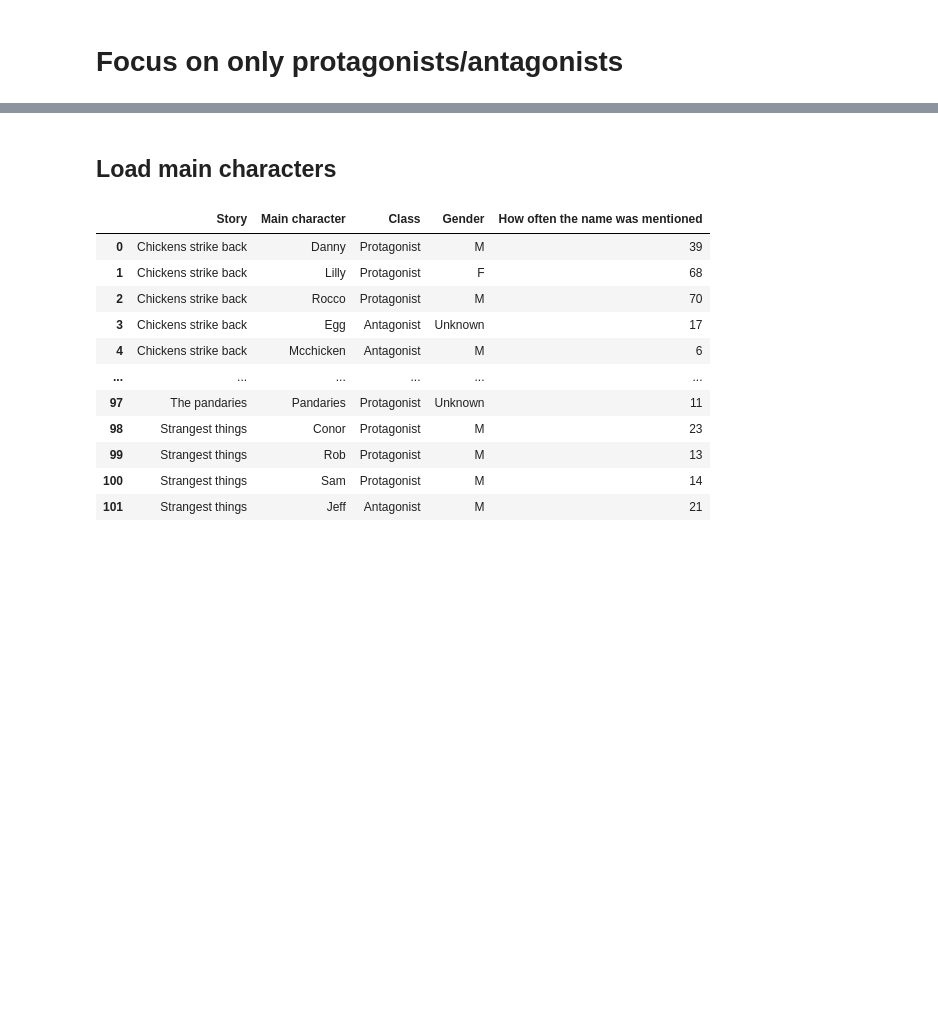
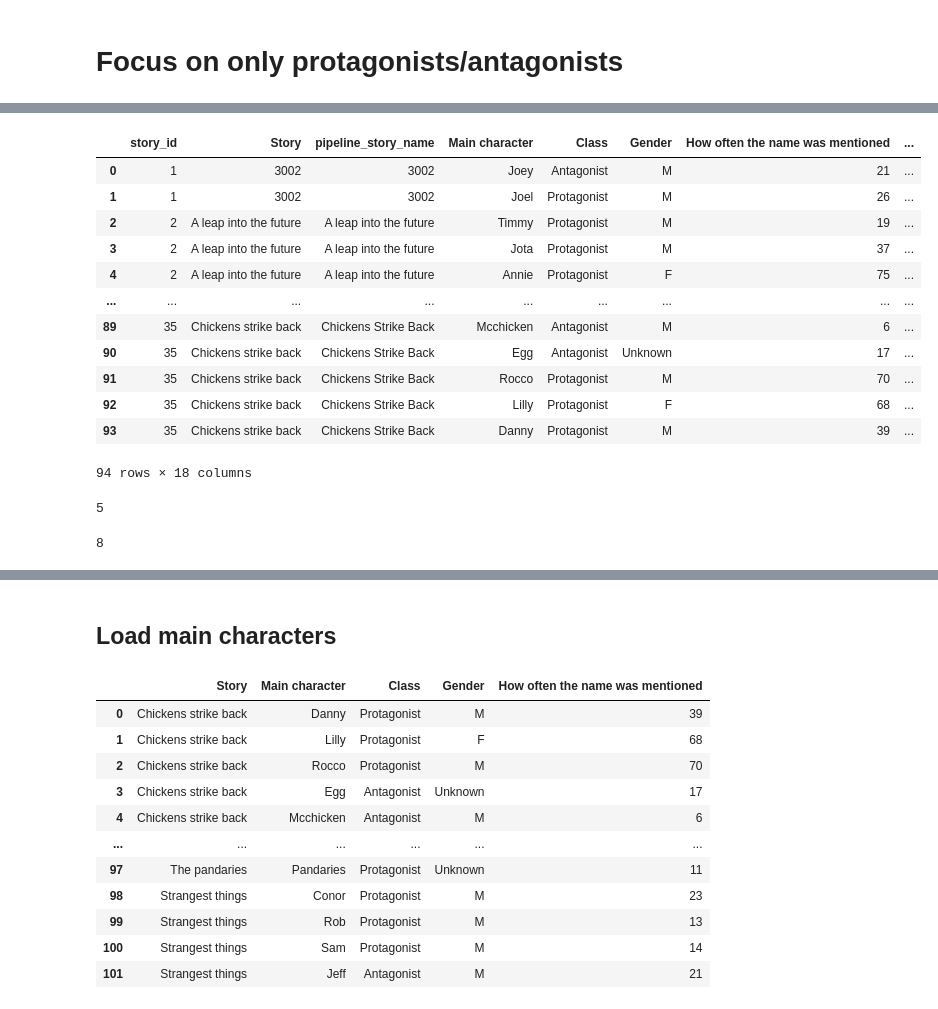
Before and after one commit to michaelmilleryoder/storyq_scripts, a Jupyter notebook: jupyter/student_scifi.ipynb, the cells around one changed output, grey strips where cells are left out. Saved outputs shown, nothing was run; the diff lists cells and outputs as text; code cells hidden in the pictures; blank space fills up the shorter version.

```diff
--- a/jupyter/student_scifi.ipynb
+++ b/jupyter/student_scifi.ipynb
@@ -2,0 +27,7 @@
+# %%
+char_transform = {}
+gps = feats.groupby('pipeline_story_name').groups
+for story_name, story_rows in gps.items():
+    story_char_transform = feats.loc[story_rows, :].set_index('Main character')['matched_characters_list'].to_dict()
+    char_transform[story_name] = story_char_transform
+char_transform
@@ -2,0 +162,29 @@
+# %%
+# Merge into existing main character features
+merged = pd.merge(feats, char_df, left_on=['story_id', 'Main character'], right_on=['story_id', 'main_character'],
+                 suffixes=('_original', '_filtered'))
+merged
+# %% [output]
+|  | story_id | Story | pipeline_story_name | Main character | Class | Gender | How often the name was mentioned | ... |
+| 0 | 1 | 3002 | 3002 | Joey | Antagonist | M | 21 | ... |
+| 1 | 1 | 3002 | 3002 | Joel | Protagonist | M | 26 | ... |
+| 2 | 2 | A leap into the future | A leap into the future | Timmy | Protagonist | M | 19 | ... |
+| 3 | 2 | A leap into the future | A leap into the future | Jota | Protagonist | M | 37 | ... |
+| 4 | 2 | A leap into the future | A leap into the future | Annie | Protagonist | F | 75 | ... |
+| ... | ... | ... | ... | ... | ... | ... | ... | ... |
+| 89 | 35 | Chickens strike back | Chickens Strike Back | Mcchicken | Antagonist | M | 6 | ... |
+| 90 | 35 | Chickens strike back | Chickens Strike Back | Egg | Antagonist | Unknown | 17 | ... |
+| 91 | 35 | Chickens strike back | Chickens Strike Back | Rocco | Protagonist | M | 70 | ... |
+| 92 | 35 | Chickens strike back | Chickens Strike Back | Lilly | Protagonist | F | 68 | ... |
+| 93 | 35 | Chickens strike back | Chickens Strike Back | Danny | Protagonist | M | 39 | ... |
+94 rows × 18 columns
+# %%
+merged['quotes_match'] = [a==str(b) for a,b in zip(merged['quotes_original'], merged['quotes_filtered'])]
+len(merged) - sum(merged['quotes_match'])
+# %% [output]
+5
+# %%
+merged['assertions_match'] = [str(a)==str(b) for a,b in zip(merged['assertions_real_original'], merged['assertions_filtered'])]
+len(merged) - sum(merged['assertions_match'])
+# %% [output]
+8
```
Also changed, not shown: parts of 27 cells of this notebook.
